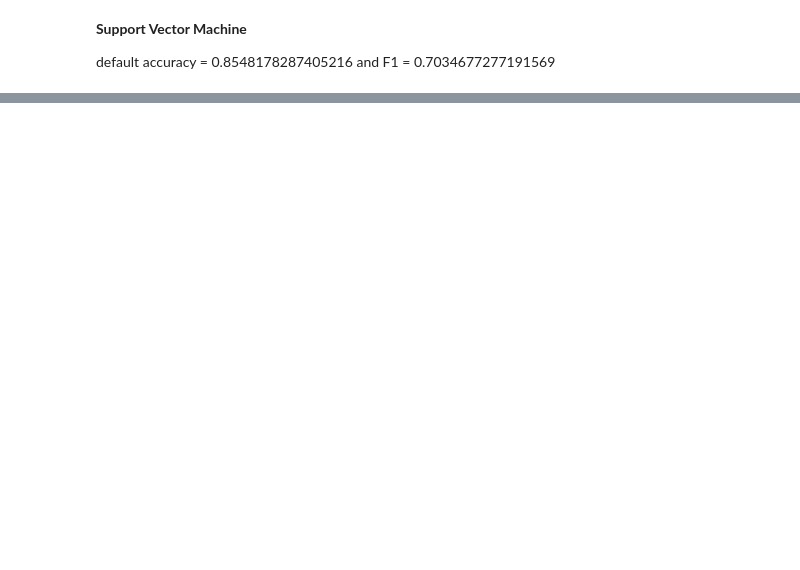
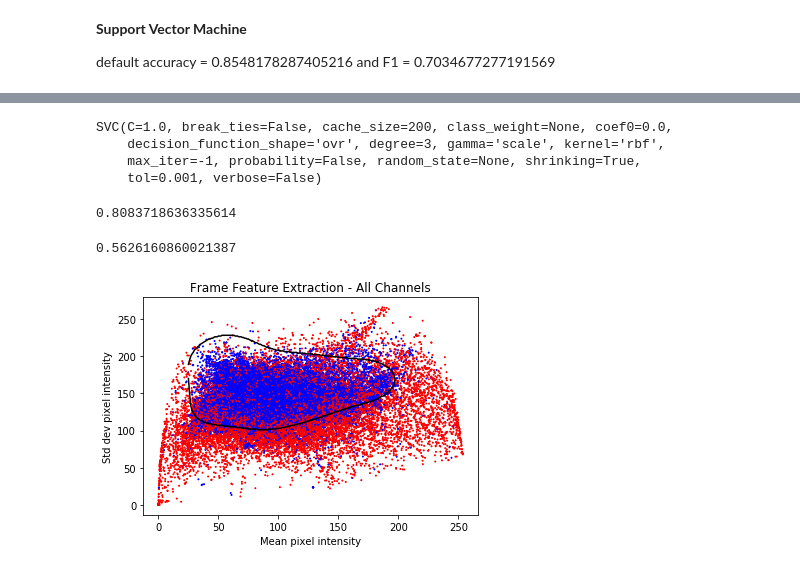
Before and after one commit to mdcramer/cs229-Rekall, a Jupyter notebook: commercial_experiments/GDA and SVM.ipynb, the cells around one changed output, grey strips where cells are left out. Saved outputs shown, nothing was run; the diff lists cells and outputs as text; code cells hidden in the pictures; blank space fills up the shorter version.

```diff
--- a/commercial_experiments/GDA and SVM.ipynb
+++ b/commercial_experiments/GDA and SVM.ipynb
@@ -243,0 +389,61 @@ print(F1)
+# %%
+clf = svm.SVC(kernel='rbf')
+clf.fit(x_train, y_train.ravel())
+# %% [output]
+SVC(C=1.0, break_ties=False, cache_size=200, class_weight=None, coef0=0.0,
+    decision_function_shape='ovr', degree=3, gamma='scale', kernel='rbf',
+    max_iter=-1, probability=False, random_state=None, shrinking=True,
+    tol=0.001, verbose=False)
+# %%
+predictions = clf.predict(x_test)
+predictions = np.array(predictions).reshape(len(predictions), 1)
+accuracy = np.sum((predictions == y_test) * 1) / len(predictions)
+print(accuracy)
+# %% [output]
+0.8083718636335614
+# %%
+tp = tn = fp = fn = 0
+for i in range(len(y_test)):
+    if predictions[i] == True and y_test[i] == 1:
+        tp += 1
+    if predictions[i] == True and y_test[i] == 0:
+        fp += 1
+    if predictions[i] == False and y_test[i] == 1:
+        fn += 1
+    if predictions[i] == False and y_test[i] == 0:
+        tn += 1
+F1 = 2 * tp / (2 * tp + fn + fp)
+print(F1)
+# %% [output]
+0.5626160860021387
+# %%
+color = ['blue' if x==0 else 'red' for x in y_train]
+plt.scatter(means, stddevs, c=color, s=1)
+plt.title("Frame Feature Extraction - All Channels")
+plt.xlabel("Mean pixel intensity")
+plt.ylabel("Std dev pixel intensity")
+
+x_bottom = []
+y_bottom = []
+x_top = []
+y_top = []
+for i in range(0, 250):
+    for j in range(20, 250):
+        prediction = clf.predict(np.array([[i, j]]))
+        if prediction == 0:
+            x_bottom.append(i)
+            y_bottom.append(j)
+            break
+    for j in range(250, 20, -1):
+        prediction = clf.predict(np.array([[i, j]]))
+        if prediction == 0:
+            x_top.append(i)
+            y_top.append(j)
+            break
+
+plt.plot(x_bottom, y_bottom, 'k')
+plt.plot(x_top, y_top, 'k')
+
+plt.show()
+# %% [output]
+[figure, added]
```
Also changed, not shown: parts of 17 cells of this notebook.
